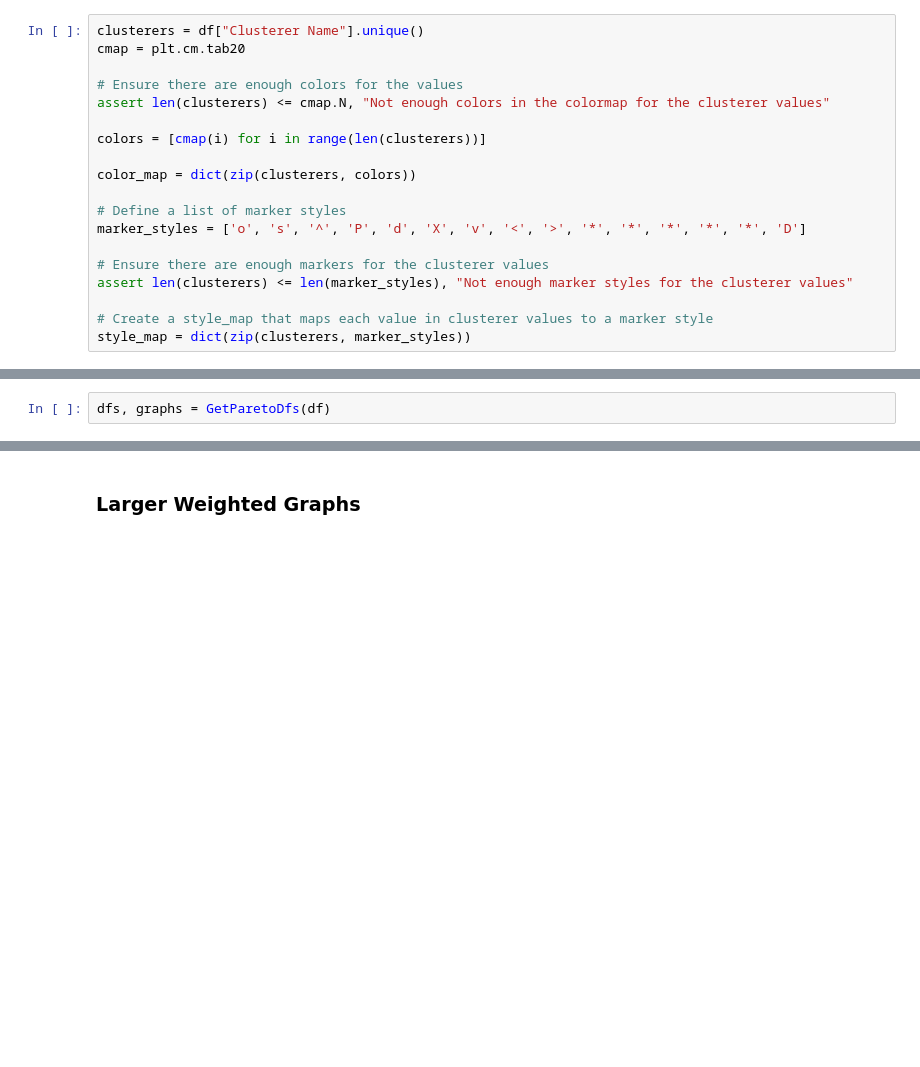
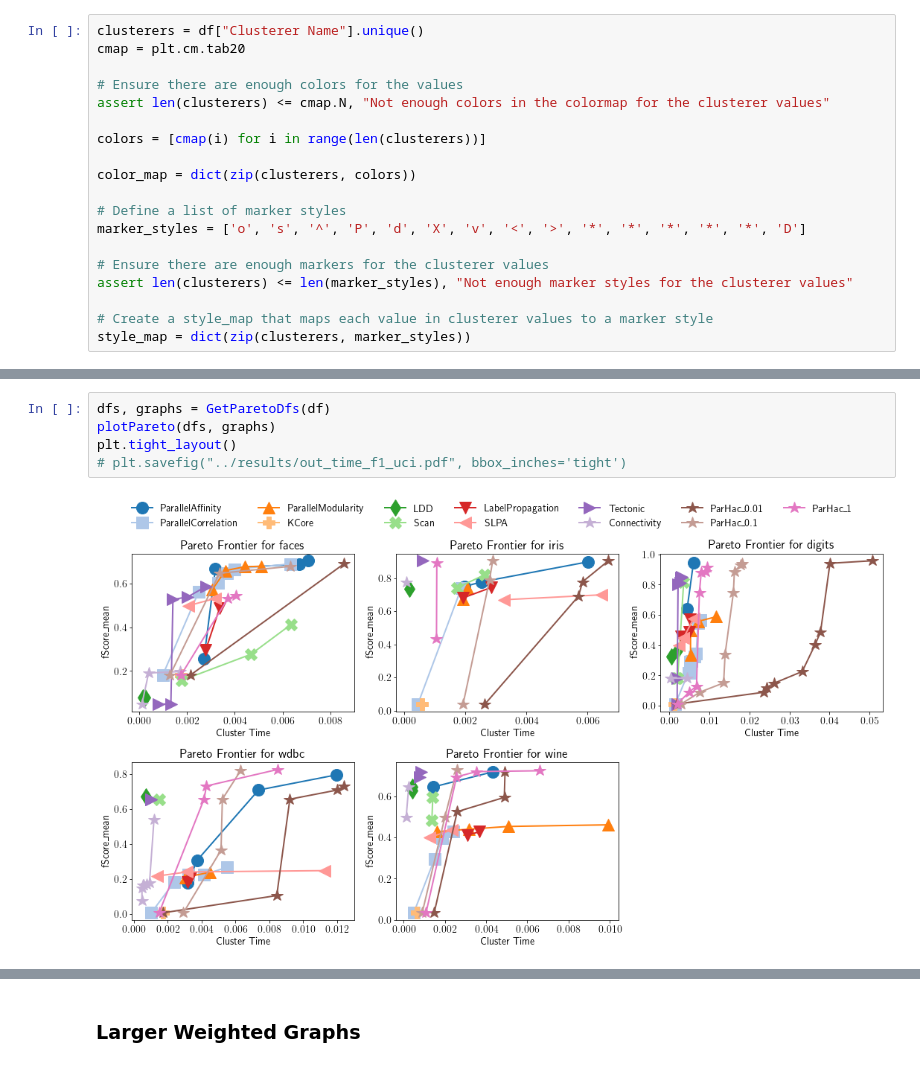
Before and after one commit to ParAlg/ParClusterers, a Jupyter notebook: plotting/Plot UCI.ipynb, the cells around one changed output, grey strips where cells are left out. Saved outputs shown, nothing was run; the diff lists cells and outputs as text; blank space fills up the shorter version.

```diff
--- a/plotting/Plot UCI.ipynb
+++ b/plotting/Plot UCI.ipynb
@@ -223,3 +423,8 @@ fontsize=old_fontsize
 # %%
 dfs, graphs = GetParetoDfs(df)
+plotPareto(dfs, graphs)
+plt.tight_layout()
+# plt.savefig("../results/out_time_f1_uci.pdf", bbox_inches='tight')
+# %% [output]
+[figure, added]
 # %%
```
Also changed, not shown: parts of 25 cells of this notebook, 1 other file.
